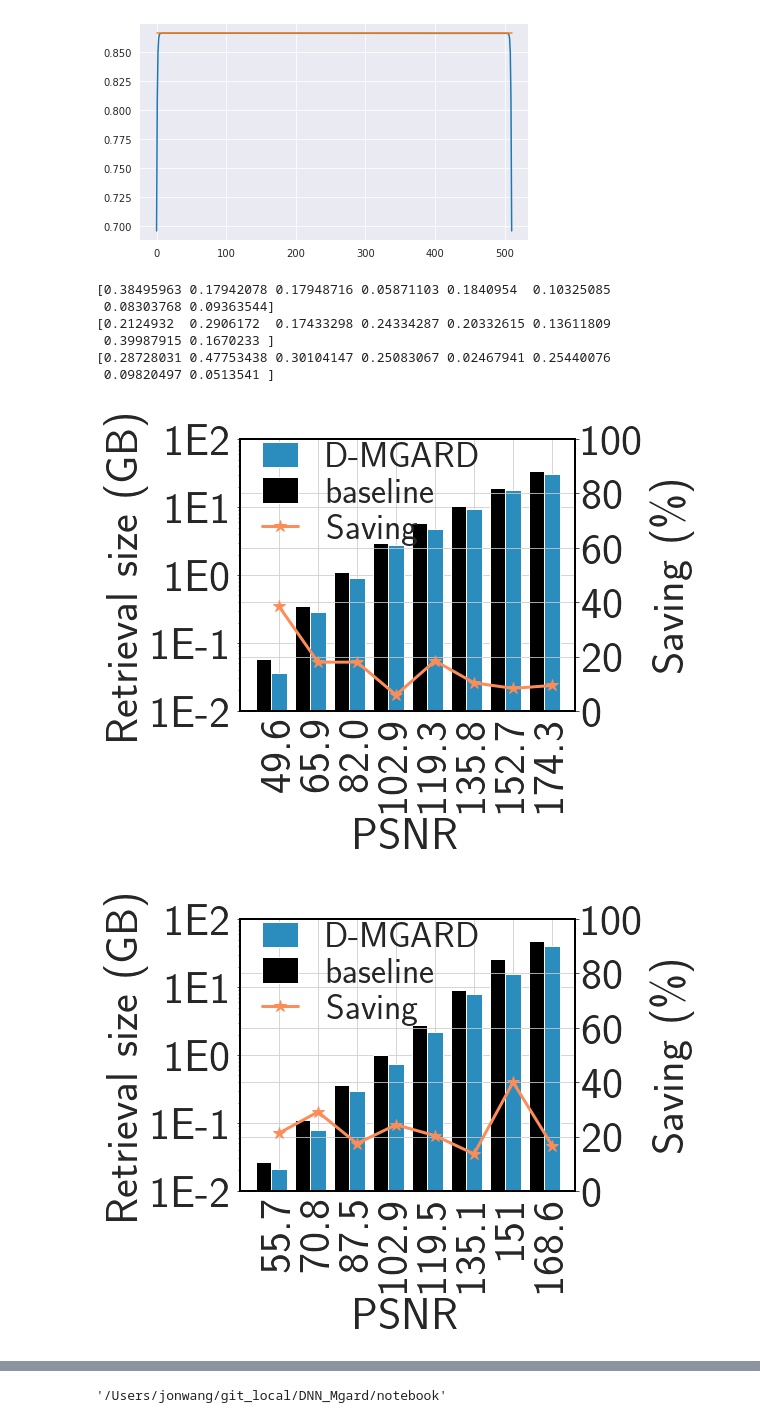
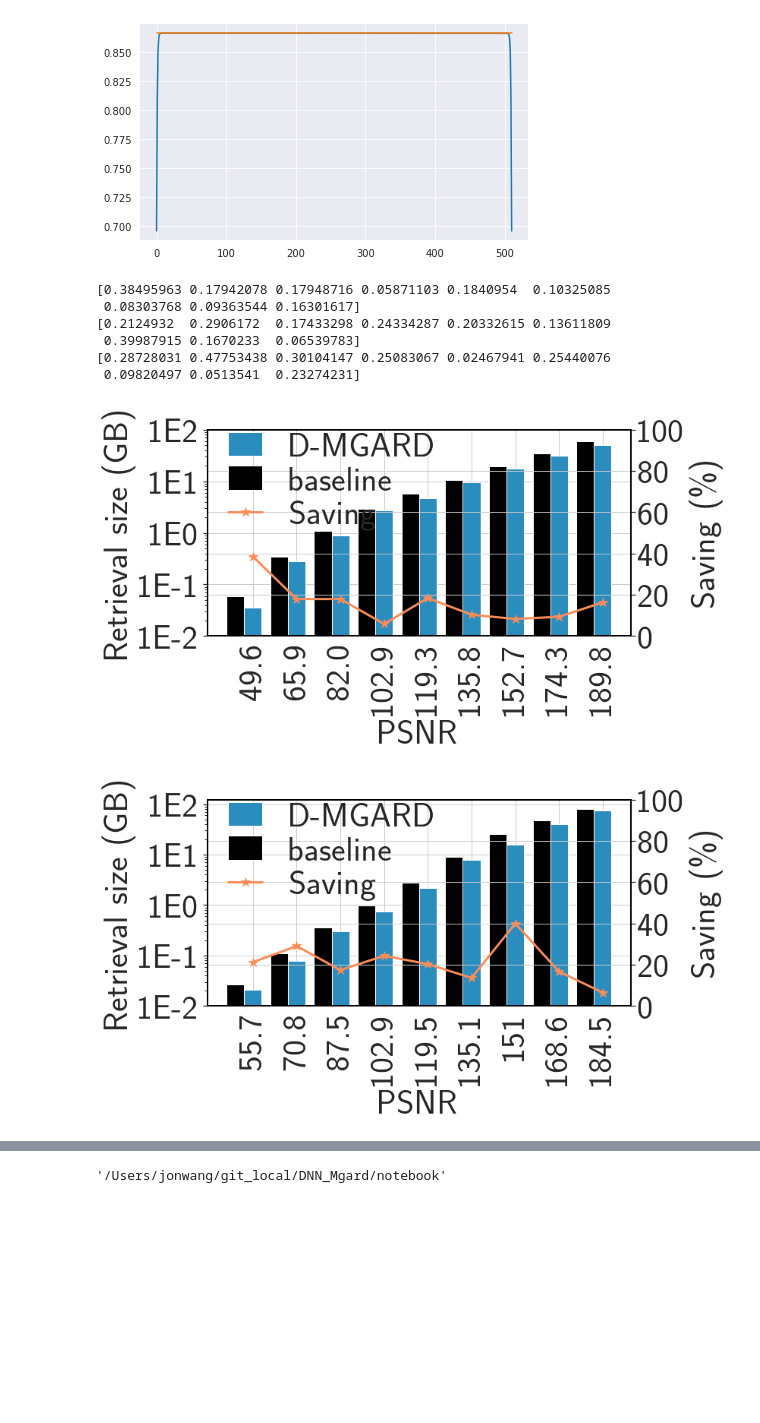
Before and after one commit to jw447/DNN_Mgard, a Jupyter notebook: notebook/_old/DNN_MGARD_old.ipynb, the cells around one changed output, grey strips where cells are left out. Drawn from its saved outputs; the diff is of its cells as text; code cells hidden in the pictures; blank space fills up the shorter version.

```diff
--- a/notebook/_old/DNN_MGARD_old.ipynb
+++ b/notebook/_old/DNN_MGARD_old.ipynb
@@ -74,10 +78,10 @@ for re in [512]:
                  bbox_transform=ax.transAxes,
                  borderpad=0,
         )
-        heatmap = sns.heatmap(df_data_target.corr(), ax=ax, vmin=-1, vmax=1, annot=True, cbar_ax=cax, cbar_kws={'orientation': 'horizontal'}, annot_kws={"size":fontsize*.65}, yticklabels=ticklabels, xticklabels=ticklabels)
+        heatmap = sns.heatmap(df_data_target.corr(), ax=ax, vmin=-1, vmax=1, annot=True, cbar_ax=cax, cbar_kws={'orientation': 'horizontal'}, annot_kws={"size":fontsize*.6}, yticklabels=ticklabels, xticklabels=ticklabels)
 
-        heatmap.set_xticklabels(ticklabels, rotation=0, fontsize=fontsize*.8)
-        heatmap.set_yticklabels(ticklabels, rotation=0, fontsize=fontsize*.8)
+        heatmap.set_xticklabels(ticklabels, rotation=0, fontsize=fontsize*.6)
+        heatmap.set_yticklabels(ticklabels, rotation=0, fontsize=fontsize*.6)
         sns.set(font_scale=1)
         cbar = heatmap.collections[0].colorbar
         cbar.ax.set_xticks([1, .5, 0, -.5, -1])
@@ -1828,7 +1832,7 @@ axs1.plot(np.arange(len(y_error)), [np.sqrt(3)/2]*len(y_error))
 fontsize = 45
 def plot_retrieve_size(mgard, dmgard, emgard, sav_dmgard, sav_emgard, PSNR, t_step):
     plt.rcParams['text.usetex'] = True
-    fig2, axs1 = plt.subplots(1, 1, figsize=(6, 5))
+    fig2, axs1 = plt.subplots(1, 1, figsize=(10, 5))
 
     axs1.bar(np.arange(len(mgard)),     mgard, color="black", width=.4, label="baseline")
     axs1.bar(np.arange(len(mgard))+.4, dmgard, color="#2b8cbe", width=.4, label="D-MGARD")
@@ -1845,7 +1849,7 @@ def plot_retrieve_size(mgard, dmgard, emgard, sav_dmgard, sav_emgard, PSNR, t_st
     axs1.set_ylabel(r"Retrieval size (GB)", fontsize=fontsize)
 
     axs2 = axs1.twinx()
-    axs2.bar(np.arange(len(mgard))[0],     0, color="black", width=.4, label="baseline")
+    axs2.bar(np.arange(len(mgard))[0],    0, color="black",   width=.4, label="baseline")
     axs2.bar(np.arange(len(mgard))[0]+.4, 0, color="#2b8cbe", width=.4, label="D-MGARD")
 
     axs2.plot(np.arange(len(mgard))+.4, sav_dmgard, "-*", color="#fc8d59", linewidth=3, markersize=12, label="Saving")
@@ -1854,7 +1858,7 @@ def plot_retrieve_size(mgard, dmgard, emgard, sav_dmgard, sav_emgard, PSNR, t_st
     axs2.set_ylabel("Saving (\%)", fontsize=fontsize)
 
     handles, labels = axs2.get_legend_handles_labels()
-    axs2.legend(handles[::-1], labels[::-1], fancybox=False, frameon=False, bbox_to_anchor=(.001, .8), loc="center left", ncol=1, fontsize=fontsize*.8, handlelength=1, borderpad=.1, columnspacing=.1, labelspacing=.1)
+    axs2.legend(handles[::-1], labels[::-1], fancybox=False, frameon=False, bbox_to_anchor=(.001, .75), loc="center left", ncol=1, fontsize=fontsize, handlelength=1, borderpad=.1, columnspacing=.1, labelspacing=.1)
 
     axs2.spines["bottom"].set_color("black")
     axs2.spines["top"].set_color("black")
@@ -1863,47 +1867,47 @@ def plot_retrieve_size(mgard, dmgard, emgard, sav_dmgard, sav_emgard, PSNR, t_st
 
     # plt.tight_layout()
     plt.savefig("retrieve_size_t{}_presentation.pdf".format(t_step), bbox_inches="tight")
 
 for t in [4, 16, 32]:
     if t == 4:
         # t = 4
         # retrieval size
-        emgard = np.array([0.041479111, 0.369317055, 1.299512863, 3.492879868, 7.401013374, 14.85336208, 31.13661861, 50.75330067, ])*512/1024 # 77.94738197
-        dmgard = np.array([0.071479111, 0.569317055, 1.799512863, 5.492879868, 9.401013374, 18.85336208, 35.13661861, 61.75330067, ])*512/1024 # 99.94738197
-        mgard = np.array([0.116218567, 0.693799019, 2.193156242, 5.835487366, 11.52219677, 21.02412033, 38.31849766, 68.13296032, ])*512/1024 # 119.4137554
+        emgard = np.array([0.041479111, 0.369317055, 1.299512863, 3.492879868, 7.401013374, 14.85336208, 31.13661861, 50.75330067,  77.94738197 ])*512/1024 #
+        dmgard = np.array([0.071479111, 0.569317055, 1.799512863, 5.492879868, 9.401013374, 18.85336208, 35.13661861, 61.75330067,  99.94738197])*512/1024 #
+        mgard = np.array([0.116218567, 0.693799019, 2.193156242, 5.835487366, 11.52219677, 21.02412033, 38.31849766, 68.13296032, 119.4137554])*512/1024 #
         sav_dmgard = (mgard - dmgard)/mgard
         sav_emgard = (mgard - emgard)/mgard
-        PSNR = [49.6, 65.9, 82.0, 102.9, 119.3, 135.8, 152.7, 174.3, ] # 189.8
+        PSNR = [49.6, 65.9, 82.0, 102.9, 119.3,135.8, 152.7, 174.3, 189.8,  ] #
 
     if t == 16:
         # t = 16
         # retrieval size
-        emgard = np.array([0.012905121, 0.113607407, 0.386996269, 1.329825401, 3.161617279, 8.740805626, 28.06813622, 79.49196625, ])*525/1024 # 121.8455648
-        dmgard = np.array([0.041479111, 0.1569317055, 0.599512863, 1.492879868, 4.401013374, 15.85336208, 31.13661861, 79.75330067, ])*512/1024 # 151.9473819
-        mgard = np.array([0.052671432, 0.221222878, 0.7260952, 1.972993851, 5.524234772, 18.35130692, 51.88391399, 95.74493599, ])*512/1024 # 162.5797443
+        emgard = np.array([0.012905121, 0.113607407, 0.386996269, 1.329825401, 3.161617279, 8.740805626, 28.06813622, 79.49196625, 121.8455648])*525/1024 #
+        dmgard = np.array([0.041479111, 0.1569317055, 0.599512863, 1.492879868, 4.401013374,15.85336208, 31.13661861, 79.75330067,  151.9473819 ])*512/1024 #
+        mgard = np.array([0.052671432, 0.221222878, 0.7260952, 1.972993851, 5.524234772, 18.35130692, 51.88391399, 95.74493599, 162.5797443])*512/1024 #
         sav_emgard = (mgard - emgard)/mgard
         sav_dmgard = (mgard - dmgard)/mgard
-        PSNR = [55.7, 70.8, 87.5, 102.9, 119.5, 135.1, 151, 168.6,] #  184.5,
+        PSNR = [55.7, 70.8, 87.5, 102.9, 119.5, 135.1, 151, 168.6,  184.5, ] #
 
     if t == 32:
         # t = 32
         # retrieval size
-        emgard = np.array([0.03456974, 0.265130997, 1.161890984, 3.528425217, 11.26103687, 27.99983406, 59.45767784, 100.957531, ])*511/1024 # 156.2970219
-        dmgard = np.array([0.081479111, 0.3569317055, 1.599512863, 4.492879868, 16.401013374, 35.85336208, 77.13661861, 121.75330067, ])*512/1024 # 151.9473819
-        mgard = np.array([0.114098549, 0.681836128, 2.28396225, 5.985458374, 16.78324318, 47.99290371, 85.37001419, 128.0941238, ])*513/1024 # 197.6535254
+        emgard = np.array([0.03456974, 0.265130997, 1.161890984, 3.528425217, 11.26103687, 27.99983406, 59.45767784, 100.957531, 156.2970219 ])*511/1024 #
+        dmgard = np.array([0.081479111, 0.3569317055, 1.599512863, 4.492879868, 16.401013374,35.85336208, 77.13661861, 121.75330067,  151.9473819 ])*512/1024 #
+        mgard = np.array([0.114098549, 0.681836128, 2.28396225, 5.985458374, 16.78324318,47.99290371, 85.37001419, 128.0941238, 197.6535254 ])*513/1024 #
         sav_emgard = (mgard - emgard)/mgard
         sav_dmgard = (mgard - dmgard)/mgard
 
-        PSNR = [49.1, 66.8, 83.4, 97.7, 112.9, 134.7, 151.9, 169.7, ] # 185.4
+        PSNR = [49.1, 66.8, 83.4, 97.7, 112.9, 134.7, 151.9, 169.7,  185.4] #
 
     print(sav_dmgard)
     plot_retrieve_size(mgard, dmgard, emgard, sav_dmgard, sav_emgard, PSNR, t)
 # %% [output]
 [0.38495963 0.17942078 0.17948716 0.05871103 0.1840954  0.10325085
- 0.08303768 0.09363544]
+ 0.08303768 0.09363544 0.16301617]
 [0.2124932  0.2906172  0.17433298 0.24334287 0.20332615 0.13611809
- 0.39987915 0.1670233 ]
+ 0.39987915 0.1670233  0.06539783]
 [0.28728031 0.47753438 0.30104147 0.25083067 0.02467941 0.25440076
- 0.09820497 0.0513541 ]
+ 0.09820497 0.0513541  0.23274231]
-[figure, old version]
+[figure, new version]
-[figure, old version]
+[figure, new version]
```
Also changed, not shown: parts of 4 cells of this notebook, 9 other files.
